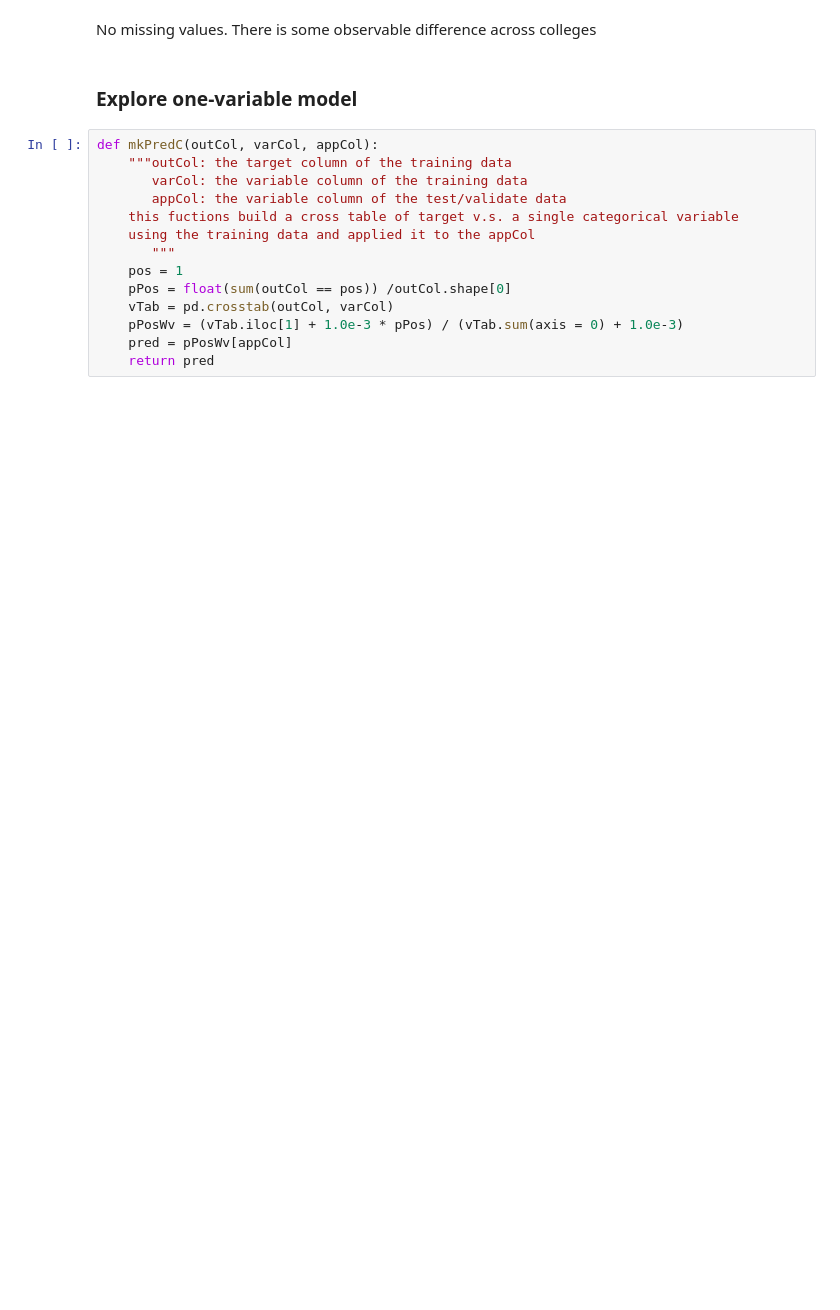
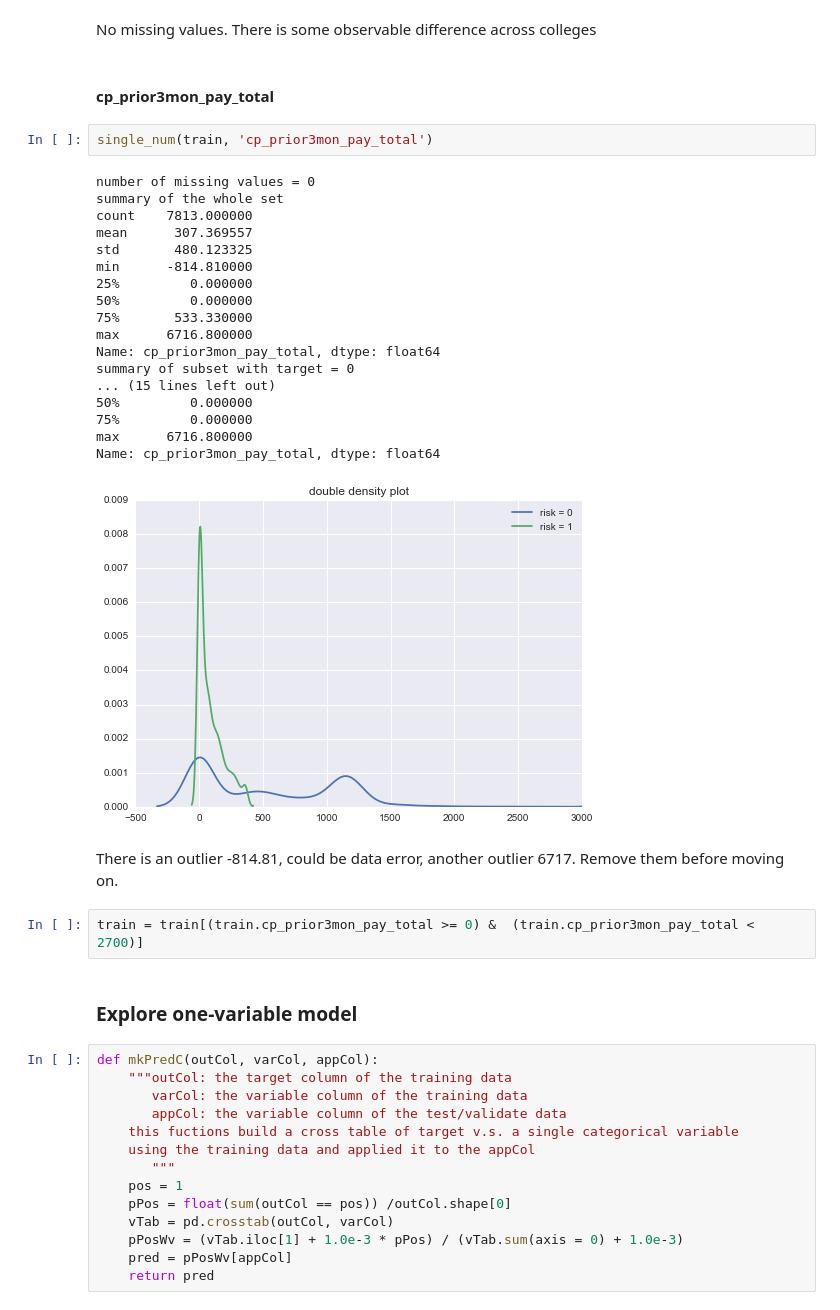
Before and after one commit to anhualin/MyLearning, a Jupyter notebook: PythonDS/UoR Collection Risk EDA.ipynb, the cells around one changed output. Saved outputs shown, nothing was run; the diff lists cells and outputs as text; blank space fills up the shorter version.

```diff
--- a/PythonDS/UoR Collection Risk EDA.ipynb
+++ b/PythonDS/UoR Collection Risk EDA.ipynb
@@ -92,6 +93,33 @@ college          ED           MG         PA           PH          PY
 # %% [markdown]
 No missing values.
 There is some observable difference across colleges
+# %% [markdown]
+ #### cp_prior3mon_pay_total
+# %%
+single_num(train, 'cp_prior3mon_pay_total')
+# %% [output]
+number of missing values = 0
+summary of the whole set
+count    7813.000000
+mean      307.369557
+std       480.123325
+min      -814.810000
+25%         0.000000
+50%         0.000000
+75%       533.330000
+max      6716.800000
+Name: cp_prior3mon_pay_total, dtype: float64
+summary of subset with target = 0
+... (15 lines left out)
+50%         0.000000
+75%         0.000000
+max      6716.800000
+Name: cp_prior3mon_pay_total, dtype: float64
+[figure, added]
+# %% [markdown]
+There is an outlier -814.81, could be data error, another outlier 6717. Remove them before moving on.
+# %%
+train = train[(train.cp_prior3mon_pay_total >= 0) &  (train.cp_prior3mon_pay_total < 2700)]
 # %% [markdown]
 ### Explore one-variable model
 # %%
```
Also changed, not shown: parts of 4 cells of this notebook, 2 other files.
